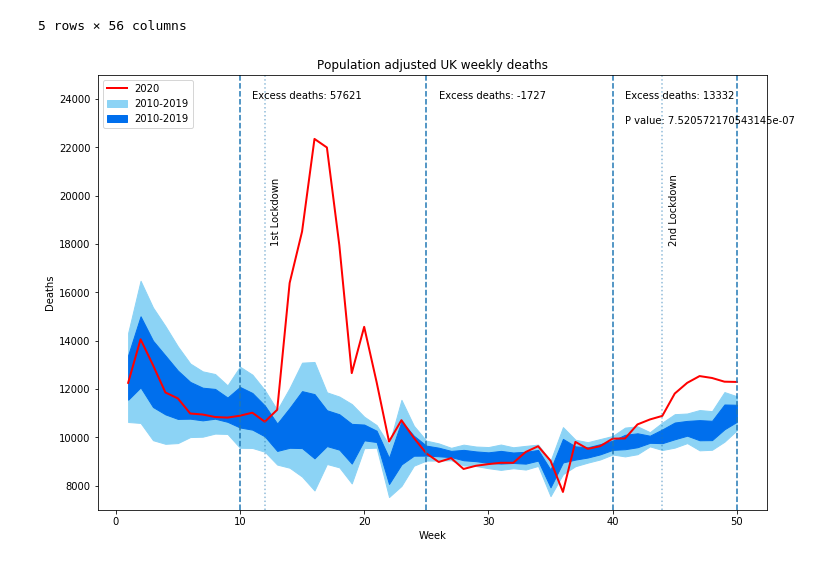
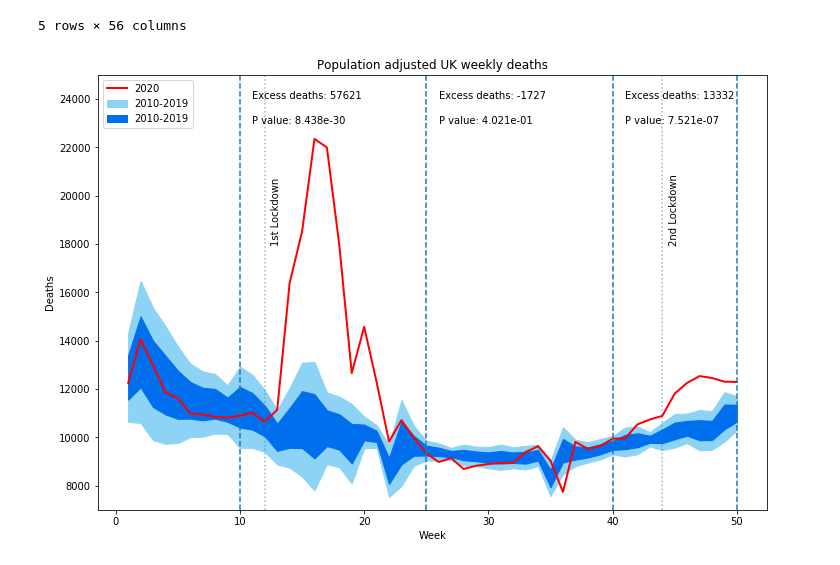
Before and after one commit to adammoss/covid, a Jupyter notebook: all_cause_mortality.ipynb, the cells around one changed output. Saved outputs shown, nothing was run; the diff lists cells and outputs as text; code cells hidden in the pictures.

```diff
--- a/all_cause_mortality.ipynb
+++ b/all_cause_mortality.ipynb
@@ -35,32 +35,34 @@ def get_excess_deaths(min_week, max_week):
 min_week = 1
 max_week = 50
 vals = np.array([df['%s '% s].values * df['population_correction'] for s in range(min_week, max_week + 1)])
 mean_deaths = np.mean(vals[:,1:], axis=1)
 std_deaths = np.std(vals[:,1:,], axis=1)
 plt.figure(figsize=(12,8))
 plt.fill_between(range(min_week, max_week + 1), mean_deaths - 2*std_deaths, mean_deaths + 2*std_deaths, color='#8CD3F5', label='2010-2019')
 plt.fill_between(range(min_week, max_week + 1), mean_deaths - std_deaths, mean_deaths + std_deaths, color='#006FED', label='2010-2019')
 plt.plot(range(min_week, max_week + 1), vals[:,0], color='red', linewidth=2, label='2020')
 plt.xlabel('Week')
 plt.ylabel('Deaths')
 plt.axvline(12, linestyle=':', alpha=0.5)
 plt.text(12.5, 18000, '1st Lockdown', rotation=90)
 plt.axvline(44, linestyle=':', alpha=0.5)
 plt.text(44.5, 18000, '2nd Lockdown', rotation=90)
 excess_deaths, p_value = get_excess_deaths(10,25)
 plt.text(11, 24000, 'Excess deaths: %s' % excess_deaths, rotation=0)
+plt.text(11, 23000, 'P value: %.3e' % p_value, rotation=0)
 excess_deaths, p_value = get_excess_deaths(25,40)
 plt.text(26, 24000, 'Excess deaths: %s' % excess_deaths, rotation=0)
+plt.text(26, 23000, 'P value: %.3e' % p_value, rotation=0)
 excess_deaths, p_value = get_excess_deaths(40,50)
 plt.text(41, 24000, 'Excess deaths: %s' % excess_deaths, rotation=0)
-plt.text(41, 23000, 'P value: %' % p_value, rotation=0)
+plt.text(41, 23000, 'P value: %.3e' % p_value, rotation=0)
 plt.axvline(10, linestyle='--')
 plt.axvline(25, linestyle='--')
 plt.axvline(40, linestyle='--')
 plt.axvline(50, linestyle='--')
 plt.legend()
 plt.ylim(7000, 25000)
 plt.title('Population adjusted UK weekly deaths')
 plt.savefig('plots/total_deaths.png')
 # %% [output]
-[figure, old version]
+[figure, new version]
```
Also changed, not shown: parts of 3 cells of this notebook.
